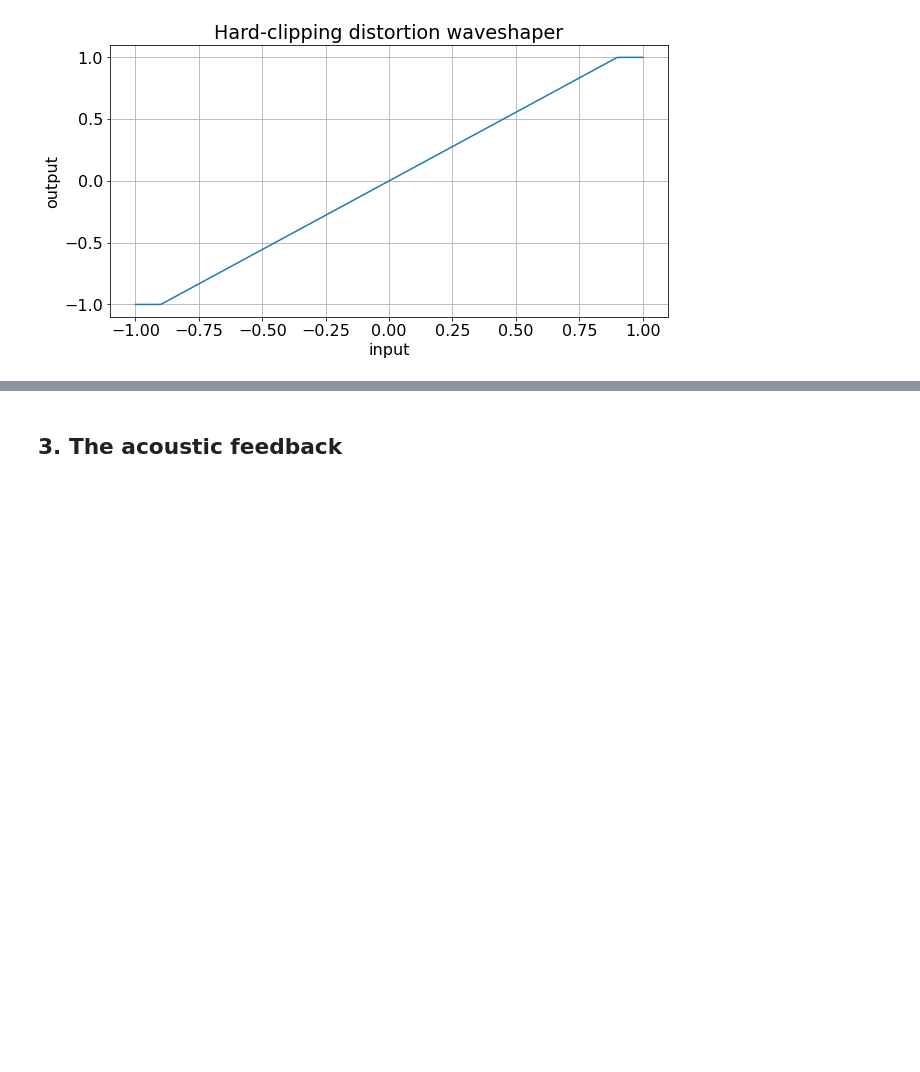
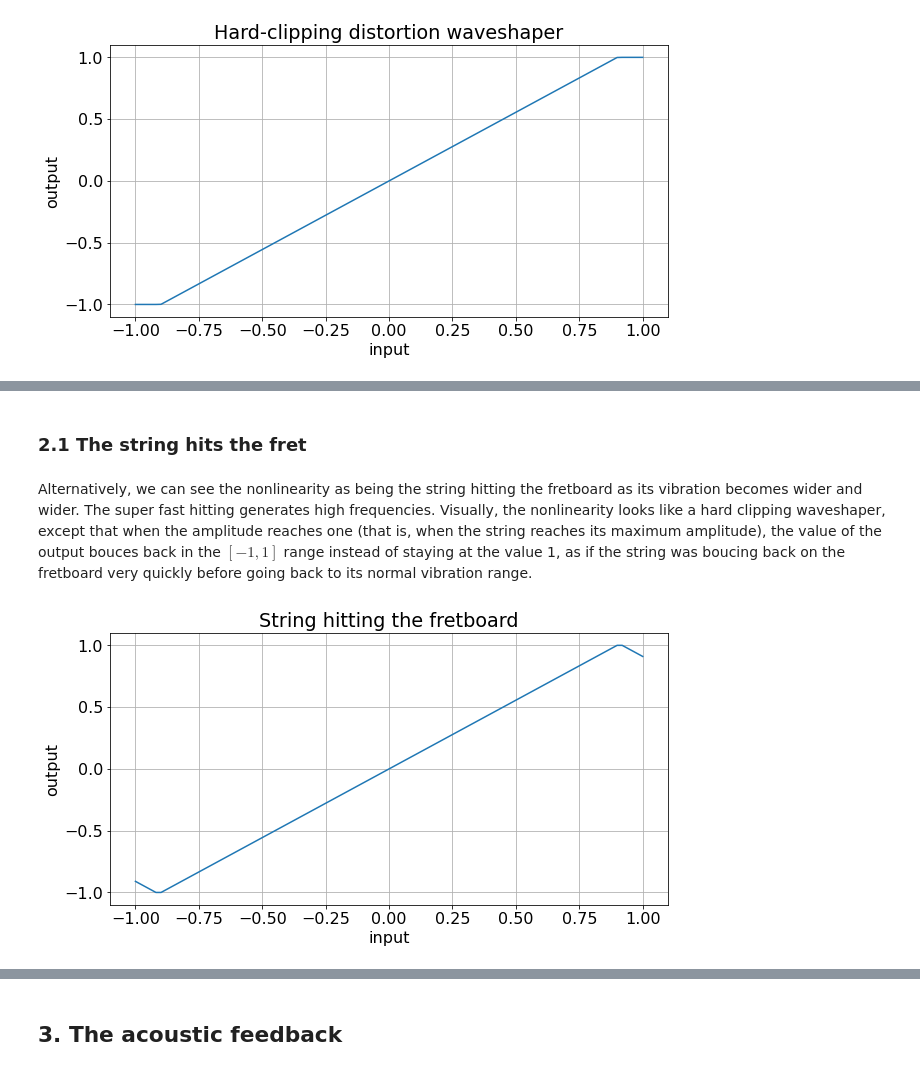
Before and after one commit to lucieperrotta/computersandmusic, a Jupyter notebook: Beatles.ipynb, the cells around one changed output, grey strips where cells are left out. Saved outputs shown, nothing was run; the diff lists cells and outputs as text; code cells hidden in the pictures; blank space fills up the shorter version.

```diff
--- a/Beatles.ipynb
+++ b/Beatles.ipynb
@@ -225,0 +246,20 @@ It is instructive at this point to look at the spectrogram (i.e. the STFT) of th
+# %% [markdown]
+### 2.1 The string hits the fret
+# %% [markdown]
+Alternatively, we can see the nonlinearity as being the string hitting the fretboard as its vibration becomes wider and wider. The super fast hitting generates high frequencies. Visually, the nonlinearity looks like a hard clipping waveshaper, except that when the amplitude reaches one (that is, when the string reaches its maximum amplitude), the value of the output bouces back in the $[-1,1]$ range instead of staying at the value 1, as if the string was boucing back on the fretboard very quickly before going back to its normal vibration range.
+# %%
+def hit_fret(x, alpha=1/.9):
+    out = x * alpha # Increase the slope in the middle
+    out = np.where(x > 1/alpha, 2-out, out) # Upper clipping
+    out = np.where(x <= -1/alpha, -2-out, out) # Lower clipping
+    return normalize(out)
+# %%
+plt.figure(figsize=figsize)
+plt.plot(np.linspace(-1, 1, 100), hit_fret(np.linspace(-1, 1, 100), 1.1))
+plt.title("String hitting the fretboard")
+plt.xlabel("input")
+plt.ylabel("output")
+plt.grid(True)
+plt.show()
+# %% [output]
+[figure, added]
```
Also changed, not shown: parts of 12 cells of this notebook, 1 other file.
